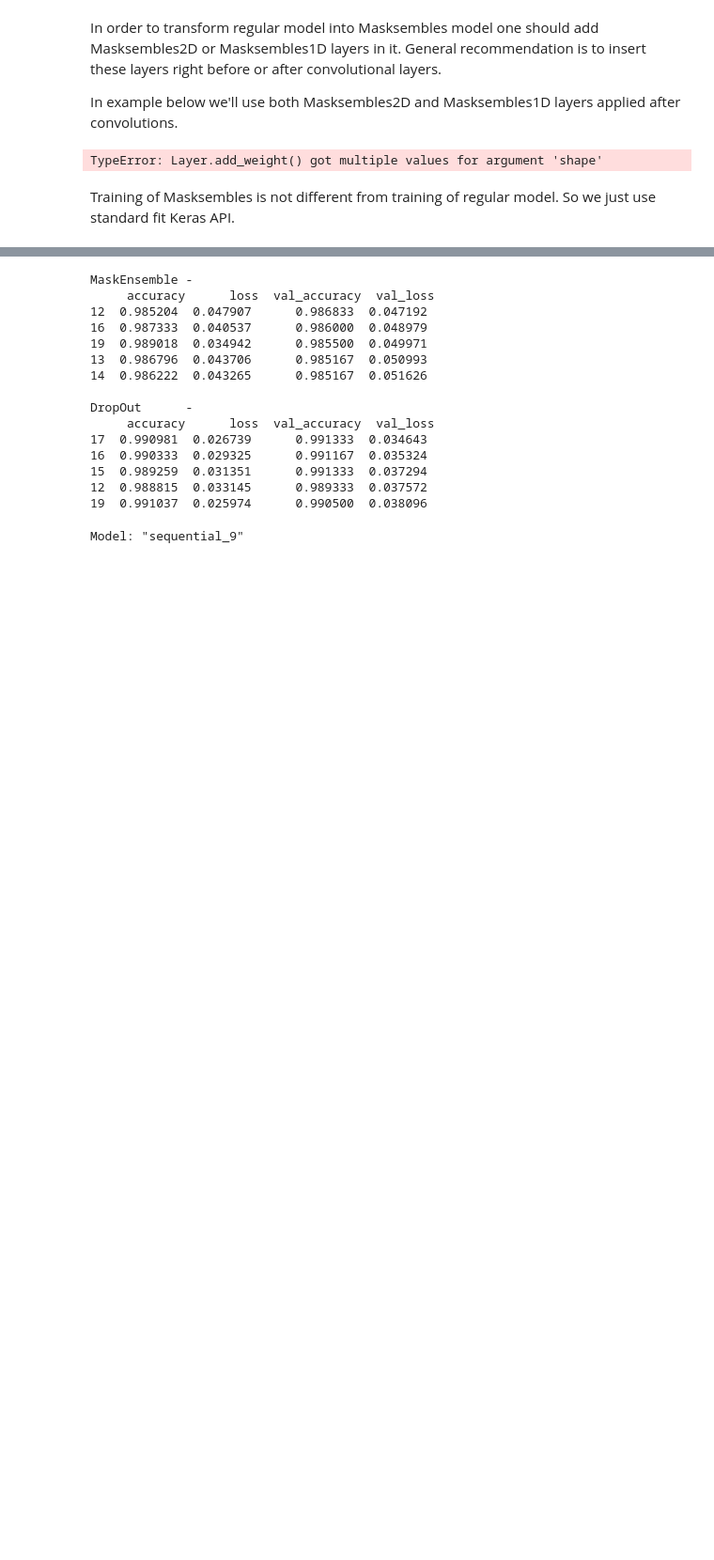
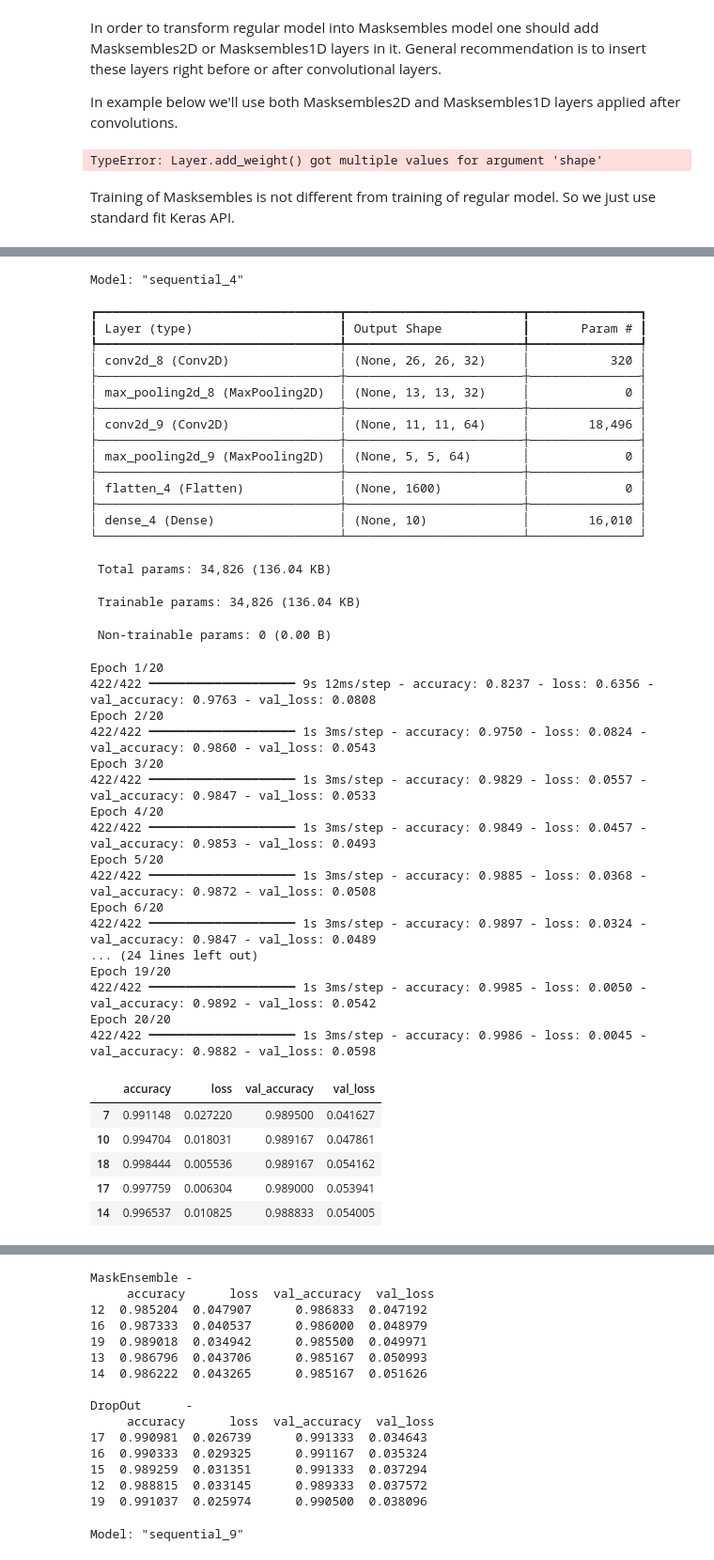
Before and after one commit to geleshChrsitUniversity/nikitadurasov-masksembles, a Jupyter notebook: notebooks/MNIST_Masksembles.ipynb, the cells around one changed output, grey strips where cells are left out. Shown: that part at 94% size. Cells and saved outputs as stored; diff of their text form; code cells hidden in the pictures; blank space fills up the shorter version.

```diff
--- a/notebooks/MNIST_Masksembles.ipynb
+++ b/notebooks/MNIST_Masksembles.ipynb
@@ -281,0 +566,67 @@ histDf.sort_values("val_loss").head()
+# %%
+modelPlain = keras.Sequential(
+    [
+        keras.Input(shape=input_shape),
+        layers.Conv2D(32, kernel_size=(3, 3), activation="elu"),
+        #Masksembles2D(4, 2.0), # adding Masksembles2D
+        layers.MaxPooling2D(pool_size=(2, 2)),
+
+        layers.Conv2D(64, kernel_size=(3, 3), activation="elu"),
+        #Masksembles2D(4, 2.0), # adding Masksembles2D
+        layers.MaxPooling2D(pool_size=(2, 2)),
+
+        layers.Flatten(),
+        #layers.Dropout(0.35),
+        #Masksembles1D(4, 2.), # adding Masksembles1D
+        layers.Dense(num_classes, activation="softmax"),
+    ]
+)
+
+modelPlain.summary()
+modelPlain.compile(loss="categorical_crossentropy", optimizer="adam", metrics=["accuracy"])
+trainHistPlain = modelPlain.fit(x_train, y_train, batch_size=batch_size, epochs=epochs, validation_split=0.1)
+histDfPlain = pd.DataFrame(trainHistPlain.history)
+histDfPlain.sort_values("val_accuracy", ascending=False).head()
+# %% [output]
+Model: "sequential_4"
+┏━━━━━━━━━━━━━━━━━━━━━━━━━━━━━━━━━┳━━━━━━━━━━━━━━━━━━━━━━━━┳━━━━━━━━━━━━━━━┓
+┃ Layer (type)                    ┃ Output Shape           ┃       Param # ┃
+┡━━━━━━━━━━━━━━━━━━━━━━━━━━━━━━━━━╇━━━━━━━━━━━━━━━━━━━━━━━━╇━━━━━━━━━━━━━━━┩
+│ conv2d_8 (Conv2D)               │ (None, 26, 26, 32)     │           320 │
+├─────────────────────────────────┼────────────────────────┼───────────────┤
+│ max_pooling2d_8 (MaxPooling2D)  │ (None, 13, 13, 32)     │             0 │
+├─────────────────────────────────┼────────────────────────┼───────────────┤
+│ conv2d_9 (Conv2D)               │ (None, 11, 11, 64)     │        18,496 │
+├─────────────────────────────────┼────────────────────────┼───────────────┤
+│ max_pooling2d_9 (MaxPooling2D)  │ (None, 5, 5, 64)       │             0 │
+├─────────────────────────────────┼────────────────────────┼───────────────┤
+│ flatten_4 (Flatten)             │ (None, 1600)           │             0 │
+├─────────────────────────────────┼────────────────────────┼───────────────┤
+│ dense_4 (Dense)                 │ (None, 10)             │        16,010 │
+└─────────────────────────────────┴────────────────────────┴───────────────┘
+ Total params: 34,826 (136.04 KB)
+ Trainable params: 34,826 (136.04 KB)
+ Non-trainable params: 0 (0.00 B)
+Epoch 1/20
+422/422 ━━━━━━━━━━━━━━━━━━━━ 9s 12ms/step - accuracy: 0.8237 - loss: 0.6356 - val_accuracy: 0.9763 - val_loss: 0.0808
+Epoch 2/20
+422/422 ━━━━━━━━━━━━━━━━━━━━ 1s 3ms/step - accuracy: 0.9750 - loss: 0.0824 - val_accuracy: 0.9860 - val_loss: 0.0543
+Epoch 3/20
+422/422 ━━━━━━━━━━━━━━━━━━━━ 1s 3ms/step - accuracy: 0.9829 - loss: 0.0557 - val_accuracy: 0.9847 - val_loss: 0.0533
+Epoch 4/20
+422/422 ━━━━━━━━━━━━━━━━━━━━ 1s 3ms/step - accuracy: 0.9849 - loss: 0.0457 - val_accuracy: 0.9853 - val_loss: 0.0493
+Epoch 5/20
+422/422 ━━━━━━━━━━━━━━━━━━━━ 1s 3ms/step - accuracy: 0.9885 - loss: 0.0368 - val_accuracy: 0.9872 - val_loss: 0.0508
+Epoch 6/20
+422/422 ━━━━━━━━━━━━━━━━━━━━ 1s 3ms/step - accuracy: 0.9897 - loss: 0.0324 - val_accuracy: 0.9847 - val_loss: 0.0489
+... (24 lines left out)
+Epoch 19/20
+422/422 ━━━━━━━━━━━━━━━━━━━━ 1s 3ms/step - accuracy: 0.9985 - loss: 0.0050 - val_accuracy: 0.9892 - val_loss: 0.0542
+Epoch 20/20
+422/422 ━━━━━━━━━━━━━━━━━━━━ 1s 3ms/step - accuracy: 0.9986 - loss: 0.0045 - val_accuracy: 0.9882 - val_loss: 0.0598
+|  | accuracy | loss | val_accuracy | val_loss |
+| 7 | 0.991148 | 0.027220 | 0.989500 | 0.041627 |
+| 10 | 0.994704 | 0.018031 | 0.989167 | 0.047861 |
+| 18 | 0.998444 | 0.005536 | 0.989167 | 0.054162 |
+| 17 | 0.997759 | 0.006304 | 0.989000 | 0.053941 |
+| 14 | 0.996537 | 0.010825 | 0.988833 | 0.054005 |
```
Also changed, not shown: parts of 17 cells of this notebook.
